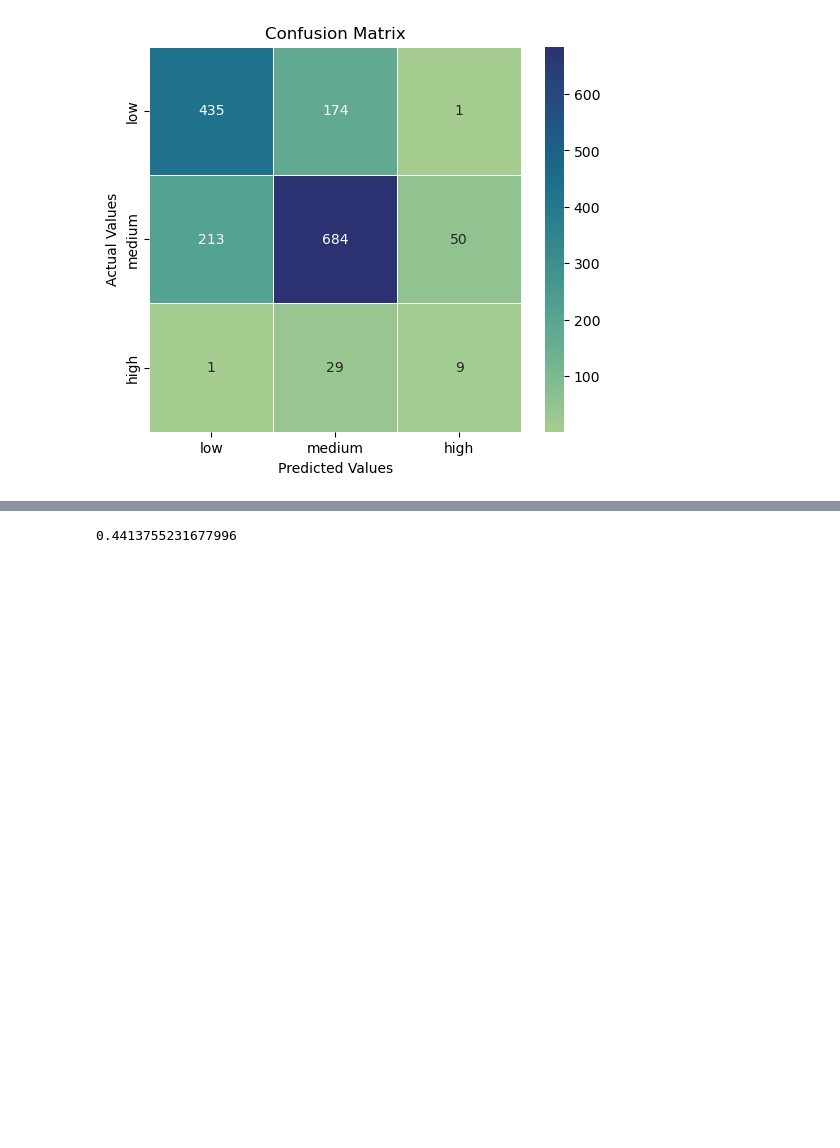
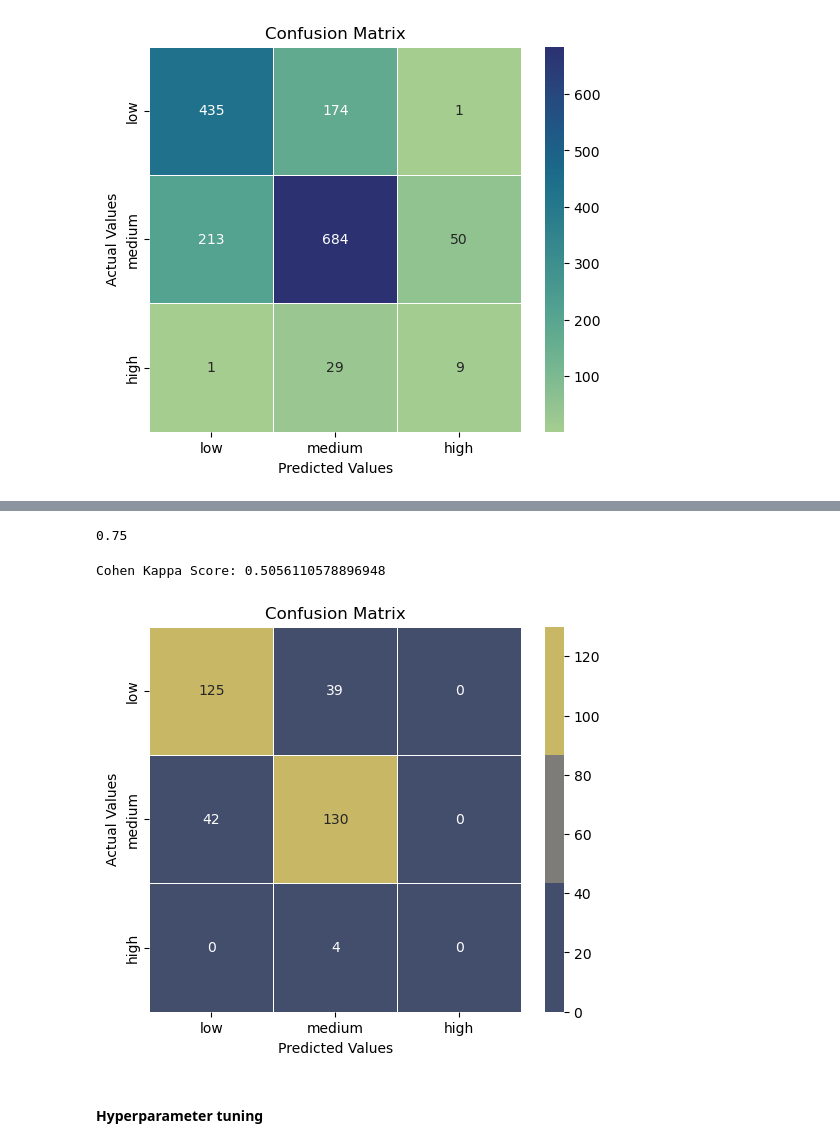
Before and after one commit to apaszynska/BlueBerry-Winery, a Jupyter notebook: src/Machine_Learning.ipynb, the cells around one changed output, grey strips where cells are left out. Drawn from its saved outputs; the diff is of its cells as text; code cells hidden in the pictures; blank space fills up the shorter version.

```diff
--- a/src/Machine_Learning.ipynb
+++ b/src/Machine_Learning.ipynb
@@ -579,0 +1126,7 @@ weighted avg       0.72      0.73      0.72      1064
+# %%
+from sklearn.model_selection import train_test_split
+
+X = red_wine_dropped_columns.drop('quality_label', axis = 1)
+y = red_wine_dropped_columns['quality_label']
+
+print("original:", red_wine_dropped_columns.shape, "\nX:", X.shape, "\ny:", y.shape)
@@ -579,0 +1137,3 @@ weighted avg       0.72      0.73      0.72      1064
+# %%
+X_train, X_test, y_train, y_test = train_test_split(X, y, test_size=0.25, random_state=420)
+print(X_train, X_test)
@@ -579,0 +1169,10 @@ weighted avg       0.72      0.73      0.72      1064
+# %%
+RF_clf = RandomForestClassifier(random_state=42)
+RF_clf.fit(X_train_scaled5, y_train)
+preds = RF_clf.predict(X_test_scaled5)
+acc = accuracy_score(y_test, preds)
+print("Confusion matrix:")
+print(confusion_matrix(y_test, preds))
+
+from sklearn.metrics import classification_report
+print(classification_report(y_test, preds, target_names=["low","medium","high"]))
@@ -580,4 +1193,38 @@ weighted avg       0.72      0.73      0.72      1064
+# %%
+acc
+# %% [output]
+0.75
 # %%
-print(cohen_kappa_score(y_test, y_pred))
+print(f"Cohen Kappa Score: {cohen_kappa_score(y_test, preds)}")
 # %% [output]
-0.4413755231677996
+Cohen Kappa Score: 0.5056110578896948
+# %%
+# Compute confusion matrix
+
+cm = confusion_matrix(y_test, preds)
+
+# Convert to DataFrame
+cm_df = pd.DataFrame(cm,
+                     index=['low', 'medium', 'high'],
+                     columns=['low', 'medium', 'high'])
+
+# Load the cividis colormap from Matplotlib
+cividis = plt.get_cmap("cividis")
+
+# Choose specific gradient positions (values from 0 to 1)
+colors = [cividis(0.25), cividis(0.5), cividis(0.8)]  # Adjust these values to change the colors
+
+# Plot the confusion matrix
+plt.figure(figsize=(6, 5))
+# Apply these colors to the heatmap
+sns.heatmap(cm_df, annot=True, fmt="d", cmap=sns.color_palette(colors, as_cmap=True), linewidths=0.5, cbar=True)
+
+# Labels and title
+plt.title("Confusion Matrix")
+plt.ylabel("Actual Values")
+plt.xlabel("Predicted Values")
+plt.show()
+# %% [output]
+[figure, added]
+# %% [markdown]
+#### Hyperparameter tuning
```
Also changed, not shown: parts of 92 cells of this notebook.
